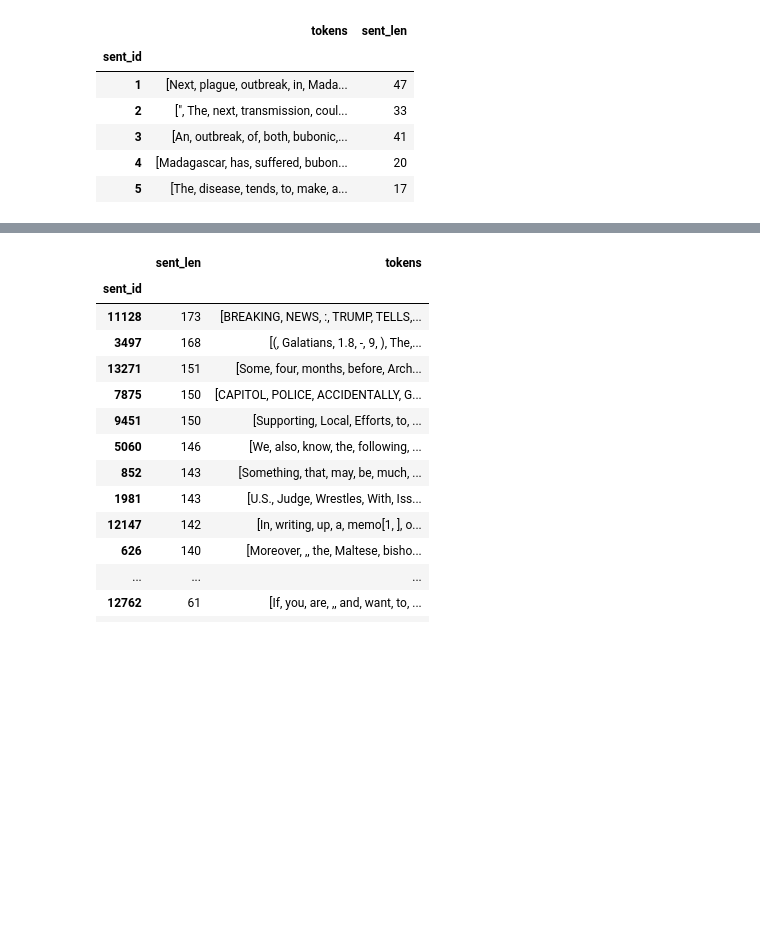
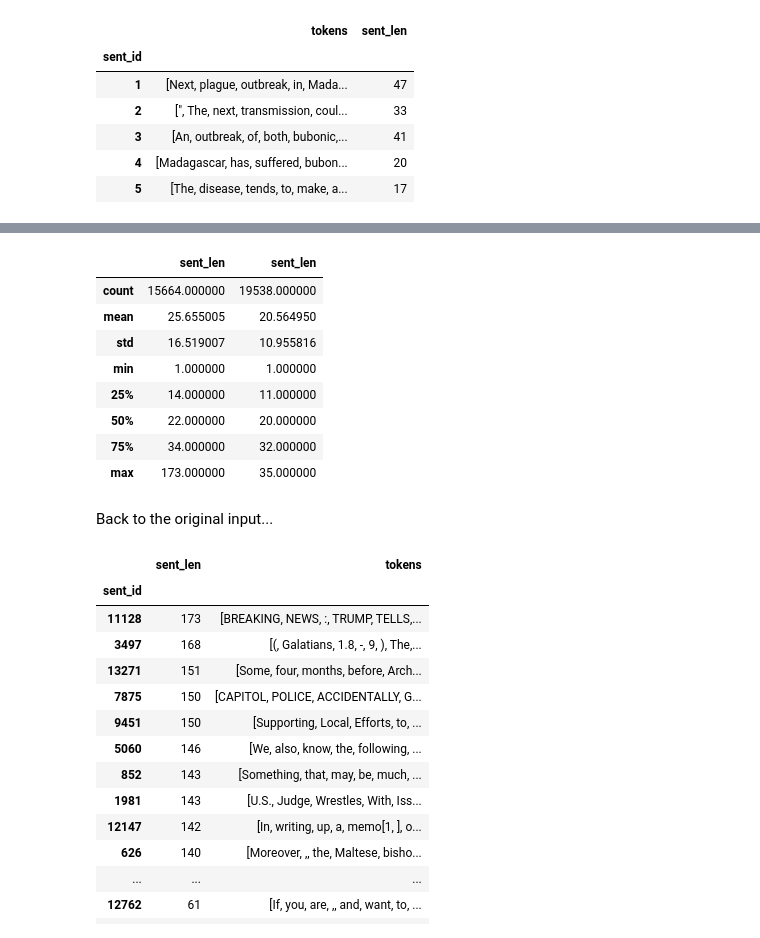
Before and after one commit to cicl-iscl/CyberWallE-propaganda-detection, a Jupyter notebook: eda/sentence_lengths.ipynb, the cells around one changed output, grey strips where cells are left out. Saved outputs shown, nothing was run; the diff lists cells and outputs as text; code cells hidden in the pictures; blank space fills up the shorter version.

```diff
--- a/eda/sentence_lengths.ipynb
+++ b/eda/sentence_lengths.ipynb
@@ -6,6 +6,7 @@ import matplotlib.pyplot as plt
 
 TC_LABELS_FILE = '../data/train-task2-TC-with-spans.labels'
 SI_LABELS_FILE = '../data/train-data-with-sents.tsv'
+SI_LABELS_FILE_BASELINE = '../data/train-data-with-sents-baseline.tsv'
 SI_LABELS_FILE_IMPROVED = '../data/train-data-with-sents-improved.tsv'
 # %% [markdown]
 # TC (Task 2)
@@ -101,0 +96,6 @@ df.describe()
+# %%
+df_baseline = pd.read_csv(SI_LABELS_FILE_BASELINE, sep='\t', names=['doc_id', 'sent_id', 'idx_start', 'idx_end', 'tokens', 'label'], encoding='utf-8', quoting=3)
+df_baseline = df_baseline.drop(columns=['doc_id', 'idx_start', 'idx_end', 'label'])
+df_baseline = df_baseline.groupby('sent_id')['tokens'].apply(list).to_frame()
+df_baseline['sent_len'] = df_baseline['tokens'].apply(lambda x : len(x))
+df_baseline.head()
@@ -101,0 +116,6 @@ df.describe()
+# %%
+df_improved = pd.read_csv(SI_LABELS_FILE_IMPROVED, sep='\t', names=['doc_id', 'sent_id', 'idx_start', 'idx_end', 'tokens', 'label'], encoding='utf-8', quoting=3)
+df_improved = df_improved.drop(columns=['doc_id', 'idx_start', 'idx_end', 'label'])
+df_improved = df_improved.groupby('sent_id')['tokens'].apply(list).to_frame()
+df_improved['sent_len'] = df_improved['tokens'].apply(lambda x : len(x))
+df_improved.head()
@@ -102,3 +130,17 @@ df.describe()
+# %%
+pd.concat([df.describe(), df_baseline.describe(), df_improved.describe()], axis=1, sort=False)
+# %% [output]
+|  | sent_len | sent_len |
+| count | 15664.000000 | 19538.000000 |
+| mean | 25.655005 | 20.564950 |
+| std | 16.519007 | 10.955816 |
+| min | 1.000000 | 1.000000 |
+| 25% | 14.000000 | 11.000000 |
+| 50% | 22.000000 | 20.000000 |
+| 75% | 34.000000 | 32.000000 |
+| max | 173.000000 | 35.000000 |
+# %% [markdown]
+Back to the original input...
 # %%
 df = df.sort_values(by=['sent_len'], ascending=False)
 df[df.sent_len > 60][['sent_len', 'tokens']]
```
Also changed, not shown: parts of 9 cells of this notebook, 1 other file.
